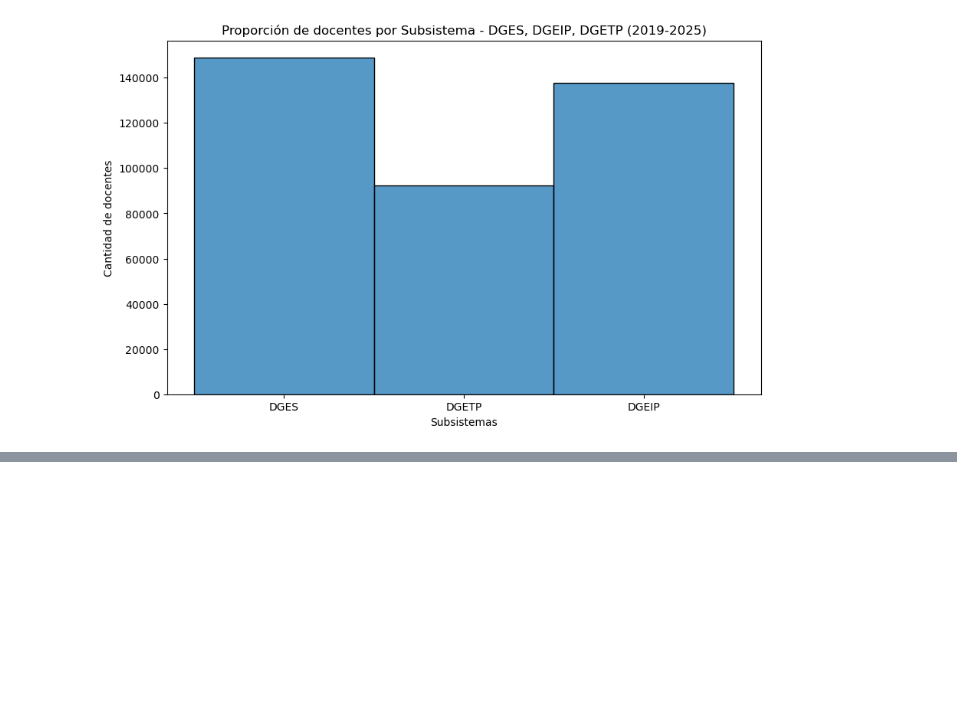
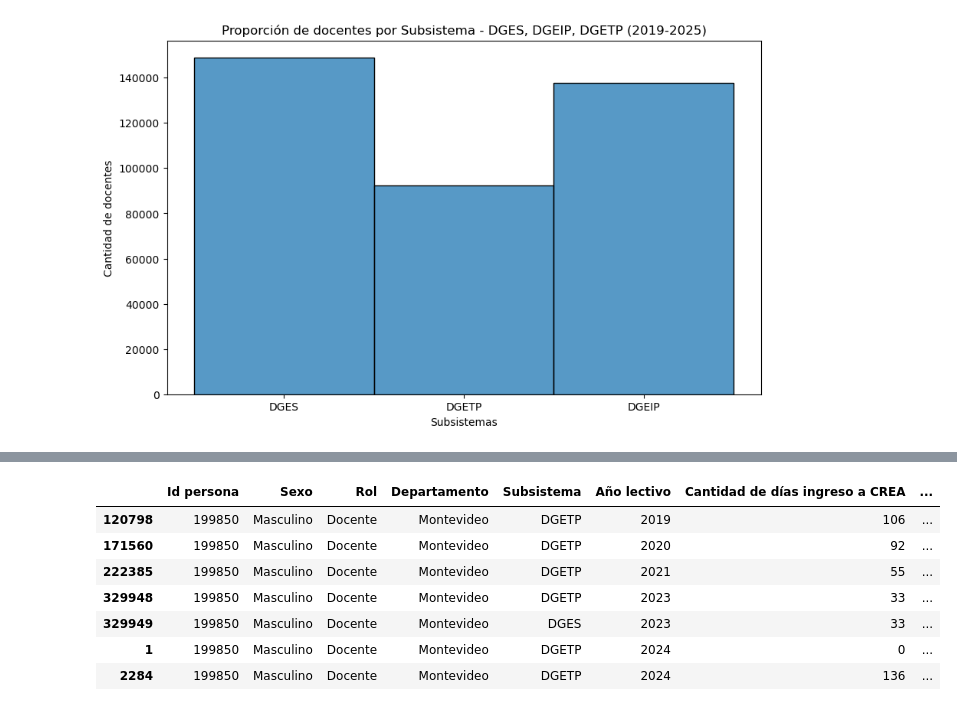
Before and after one commit to Albertmestre1256/Analisis-de-metricas-Ceibal, a Jupyter notebook: Proyecto/Etapa II - Exploración primaria + Limpieza/Exploración primaria y limpieza.ipynb, the cells around one changed output, grey strips where cells are left out. Cells and saved outputs as stored; diff of their text form; code cells hidden in the pictures; blank space fills up the shorter version.

```diff
--- a/Proyecto/Etapa II - Exploración primaria + Limpieza/Exploración primaria y limpieza.ipynb
+++ b/Proyecto/Etapa II - Exploración primaria + Limpieza/Exploración primaria y limpieza.ipynb
@@ -175,0 +191,5 @@ plt.show
+# %%
+# Al igual que antes, debemos limpiar los espacios en blanco de la columna "Departamento"
+
+df_d["Departamento"] = df_d["Departamento"].str.strip()
+df_d["Departamento"].value_counts()
@@ -175,0 +245,15 @@ plt.show
+# %%
+dup = df_d[df_d.duplicated(subset=["Id persona", "Año lectivo"], keep=False)] # Variable para verificar duplicados por "id" y "año lectivo"
+
+# Vamos a ver un ejemplo de un id repetido
+id_ejemplo = dup["Id persona"].iloc[0]
+df_d[df_d["Id persona"] == id_ejemplo].sort_values("Año lectivo")
+# %% [output]
+|  | Id persona | Sexo | Rol | Departamento | Subsistema | Año lectivo | Cantidad de días ingreso a CREA | ... |
+| 120798 | 199850 | Masculino | Docente | Montevideo | DGETP | 2019 | 106 | ... |
+| 171560 | 199850 | Masculino | Docente | Montevideo | DGETP | 2020 | 92 | ... |
+| 222385 | 199850 | Masculino | Docente | Montevideo | DGETP | 2021 | 55 | ... |
+| 329948 | 199850 | Masculino | Docente | Montevideo | DGETP | 2023 | 33 | ... |
+| 329949 | 199850 | Masculino | Docente | Montevideo | DGES | 2023 | 33 | ... |
+| 1 | 199850 | Masculino | Docente | Montevideo | DGETP | 2024 | 0 | ... |
+| 2284 | 199850 | Masculino | Docente | Montevideo | DGETP | 2024 | 136 | ... |
```
Also changed, not shown: parts of 15 cells of this notebook.
